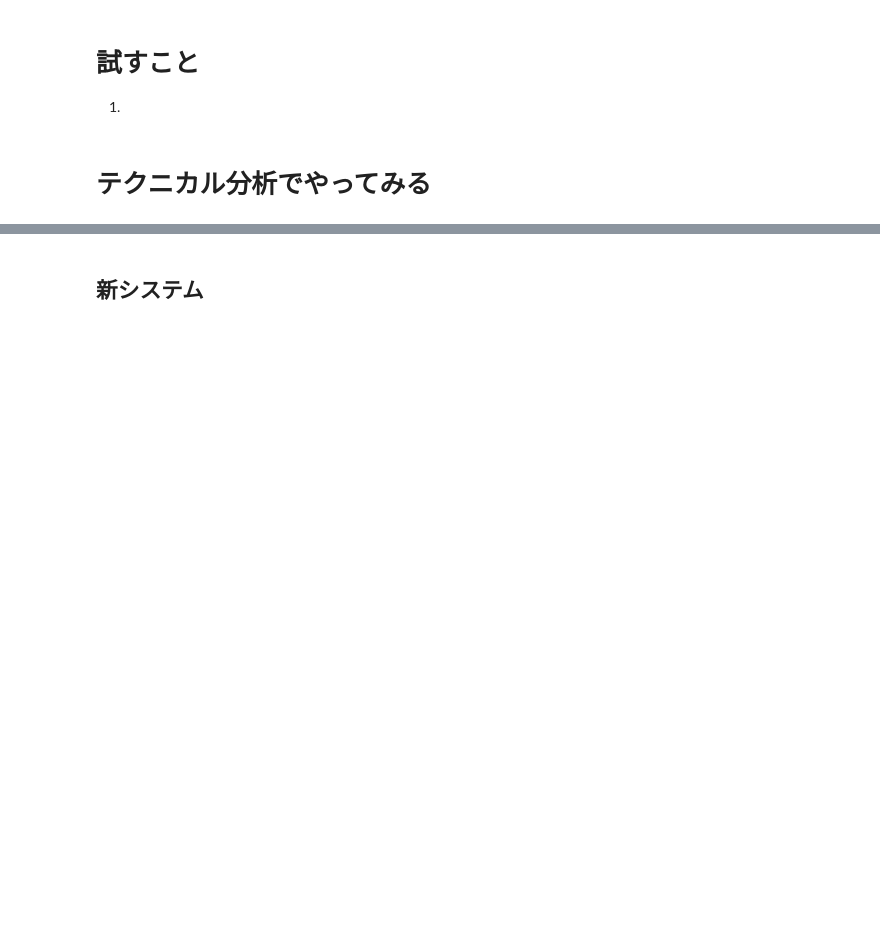
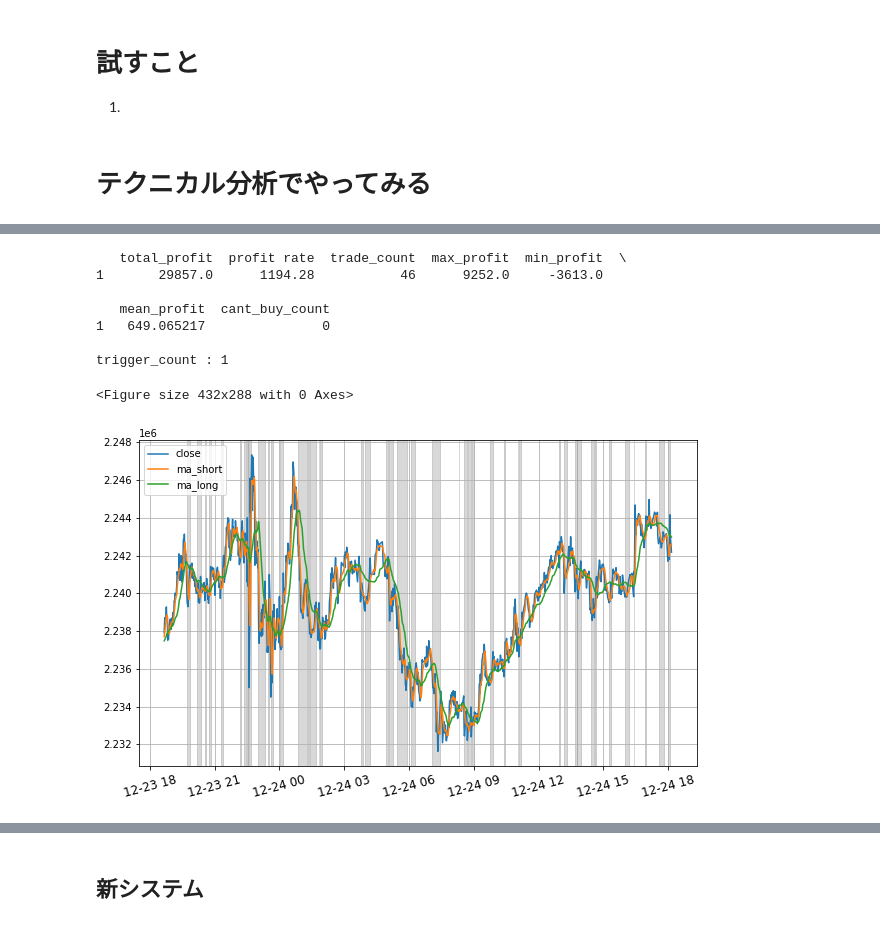
Before and after one commit to yodarjeering/BITCOIN, a Jupyter notebook: Code/coincheck.ipynb, the cells around one changed output, grey strips where cells are left out. Saved outputs shown, nothing was run; the diff lists cells and outputs as text; code cells hidden in the pictures; blank space fills up the shorter version.

```diff
--- a/Code/coincheck.ipynb
+++ b/Code/coincheck.ipynb
@@ -1074,0 +1096,14 @@ here
+# %%
+%autoreload
+cs = CeilSimulation(alpha=0.4,beta=0.1,width=20)
+cs.simulate(df_,start_year=2021,end_year=2022)
+# %% [output]
+   total_profit  profit rate  trade_count  max_profit  min_profit  \
+1       29857.0      1194.28           46      9252.0     -3613.0
+
+   mean_profit  cant_buy_count
+1   649.065217               0
+
+trigger_count : 1
+<Figure size 432x288 with 0 Axes>
+[figure, added]
```
Also changed, not shown: parts of 10 cells of this notebook, 3 other files.
